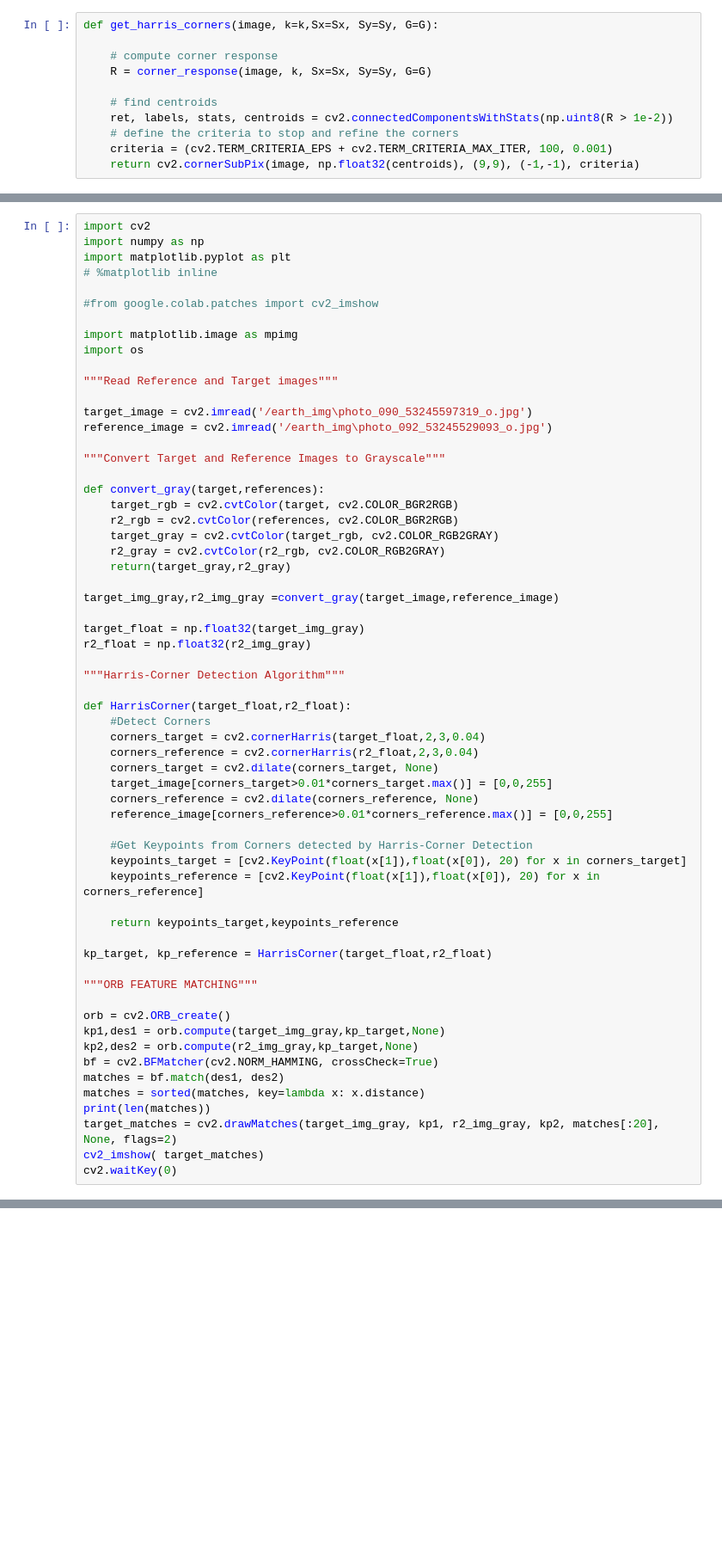
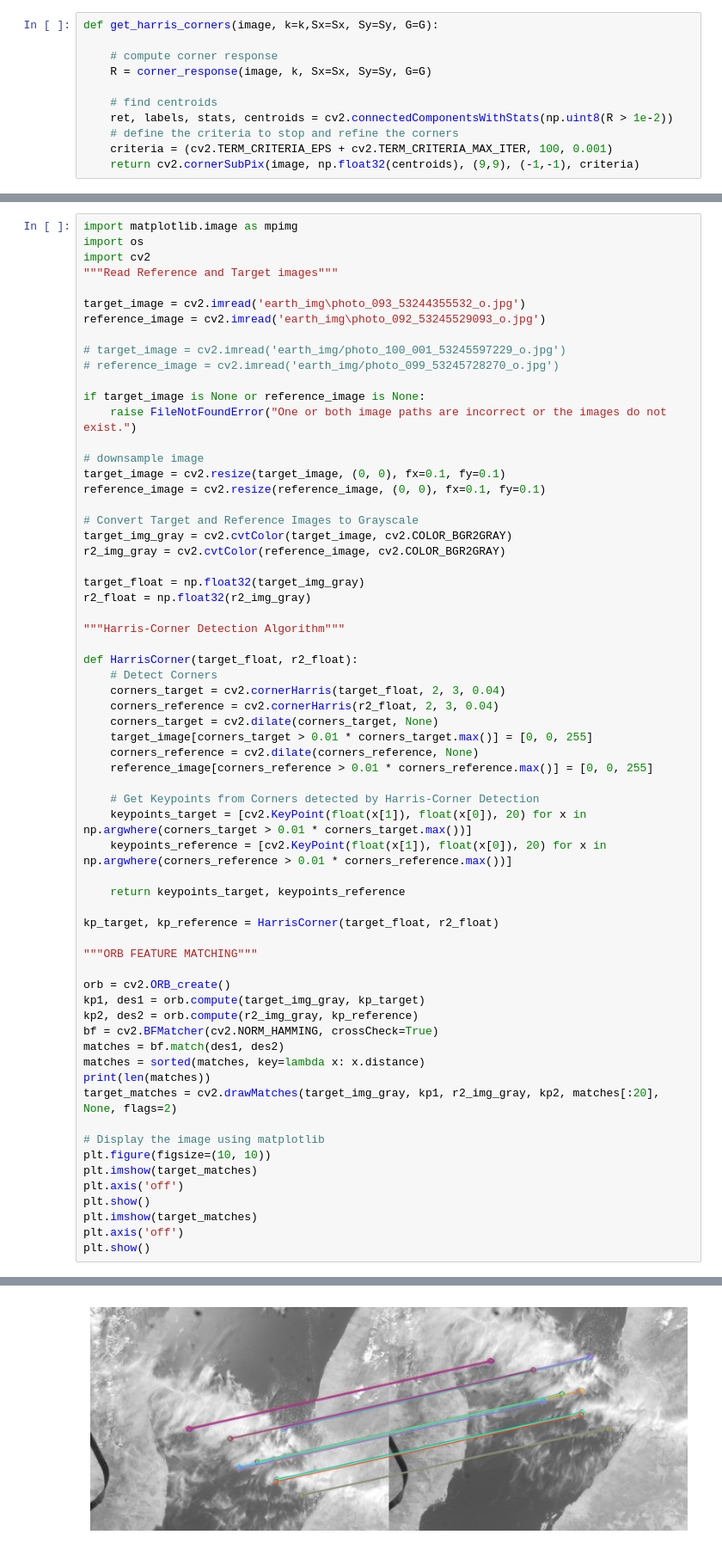
Before and after one commit to MuteKnowLESS/Astro-Pi-Tracking, a Jupyter notebook: harris_algo.ipynb, the cells around one changed output, grey strips where cells are left out. Shown at 86% size. Cells and saved outputs as stored; diff of their text form; blank space fills up the shorter version.

```diff
--- a/harris_algo.ipynb
+++ b/harris_algo.ipynb
@@ -219,63 +219,67 @@ Clipping input data to the valid range for imshow with RGB data ([0..1] for floa
 Clipping input data to the valid range for imshow with RGB data ([0..1] for floats or [0..255] for integers). Got range [0.0..255.0].
 [figure]
 # %%
-import cv2
-import numpy as np
-import matplotlib.pyplot as plt
-# %matplotlib inline
-
-#from google.colab.patches import cv2_imshow
-
 import matplotlib.image as mpimg
 import os
-
+import cv2
 """Read Reference and Target images"""
 
-target_image = cv2.imread('/earth_img\photo_090_53245597319_o.jpg')
-reference_image = cv2.imread('/earth_img\photo_092_53245529093_o.jpg')
+target_image = cv2.imread('earth_img\photo_093_53244355532_o.jpg')
+reference_image = cv2.imread('earth_img\photo_092_53245529093_o.jpg')
 
-"""Convert Target and Reference Images to Grayscale"""
+# target_image = cv2.imread('earth_img/photo_100_001_53245597229_o.jpg')
+# reference_image = cv2.imread('earth_img/photo_099_53245728270_o.jpg')
 
-def convert_gray(target,references):
-    target_rgb = cv2.cvtColor(target, cv2.COLOR_BGR2RGB)
-    r2_rgb = cv2.cvtColor(references, cv2.COLOR_BGR2RGB)
-    target_gray = cv2.cvtColor(target_rgb, cv2.COLOR_RGB2GRAY)
-    r2_gray = cv2.cvtColor(r2_rgb, cv2.COLOR_RGB2GRAY)
-    return(target_gray,r2_gray)
+if target_image is None or reference_image is None:
+    raise FileNotFoundError("One or both image paths are incorrect or the images do not exist.")
 
-target_img_gray,r2_img_gray =convert_gray(target_image,reference_image)
+# downsample image
+target_image = cv2.resize(target_image, (0, 0), fx=0.1, fy=0.1)
+reference_image = cv2.resize(reference_image, (0, 0), fx=0.1, fy=0.1)
+
+# Convert Target and Reference Images to Grayscale
+target_img_gray = cv2.cvtColor(target_image, cv2.COLOR_BGR2GRAY)
+r2_img_gray = cv2.cvtColor(reference_image, cv2.COLOR_BGR2GRAY)
 
 target_float = np.float32(target_img_gray)
 r2_float = np.float32(r2_img_gray)
 
 """Harris-Corner Detection Algorithm"""
 
-def HarrisCorner(target_float,r2_float):
-    #Detect Corners
-    corners_target = cv2.cornerHarris(target_float,2,3,0.04)
-    corners_reference = cv2.cornerHarris(r2_float,2,3,0.04)
+def HarrisCorner(target_float, r2_float):
+    # Detect Corners
+    corners_target = cv2.cornerHarris(target_float, 2, 3, 0.04)
+    corners_reference = cv2.cornerHarris(r2_float, 2, 3, 0.04)
     corners_target = cv2.dilate(corners_target, None)
-    target_image[corners_target>0.01*corners_target.max()] = [0,0,255]
+    target_image[corners_target > 0.01 * corners_target.max()] = [0, 0, 255]
     corners_reference = cv2.dilate(corners_reference, None)
-    reference_image[corners_reference>0.01*corners_reference.max()] = [0,0,255]
+    reference_image[corners_reference > 0.01 * corners_reference.max()] = [0, 0, 255]
 
-    #Get Keypoints from Corners detected by Harris-Corner Detection
-    keypoints_target = [cv2.KeyPoint(float(x[1]),float(x[0]), 20) for x in corners_target]
-    keypoints_reference = [cv2.KeyPoint(float(x[1]),float(x[0]), 20) for x in corners_reference]
+    # Get Keypoints from Corners detected by Harris-Corner Detection
+    keypoints_target = [cv2.KeyPoint(float(x[1]), float(x[0]), 20) for x in np.argwhere(corners_target > 0.01 * corners_target.max())]
+    keypoints_reference = [cv2.KeyPoint(float(x[1]), float(x[0]), 20) for x in np.argwhere(corners_reference > 0.01 * corners_reference.max())]
 
-    return keypoints_target,keypoints_reference
+    return keypoints_target, keypoints_reference
 
-kp_target, kp_reference = HarrisCorner(target_float,r2_float)
+kp_target, kp_reference = HarrisCorner(target_float, r2_float)
 
 """ORB FEATURE MATCHING"""
 
 orb = cv2.ORB_create()
-kp1,des1 = orb.compute(target_img_gray,kp_target,None)
-kp2,des2 = orb.compute(r2_img_gray,kp_target,None)
+kp1, des1 = orb.compute(target_img_gray, kp_target)
+kp2, des2 = orb.compute(r2_img_gray, kp_reference)
 bf = cv2.BFMatcher(cv2.NORM_HAMMING, crossCheck=True)
 matches = bf.match(des1, des2)
 matches = sorted(matches, key=lambda x: x.distance)
 print(len(matches))
 target_matches = cv2.drawMatches(target_img_gray, kp1, r2_img_gray, kp2, matches[:20], None, flags=2)
-cv2_imshow( target_matches)
-cv2.waitKey(0)
+
+# Display the image using matplotlib
+plt.figure(figsize=(10, 10))
+plt.imshow(target_matches)
+plt.axis('off')
+plt.show()
+plt.imshow(target_matches)
+plt.axis('off')
+plt.show()
+# %% [output]
@@ -281,0 +287 @@ cv2.waitKey(0)
+[figure, added]
```
Also changed, not shown: parts of 1 cell of this notebook.
